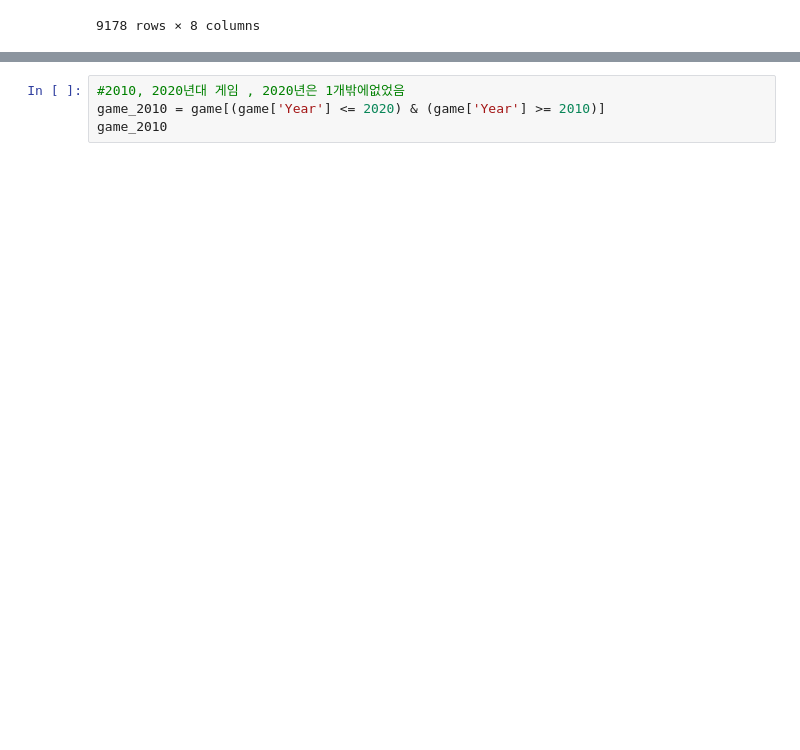
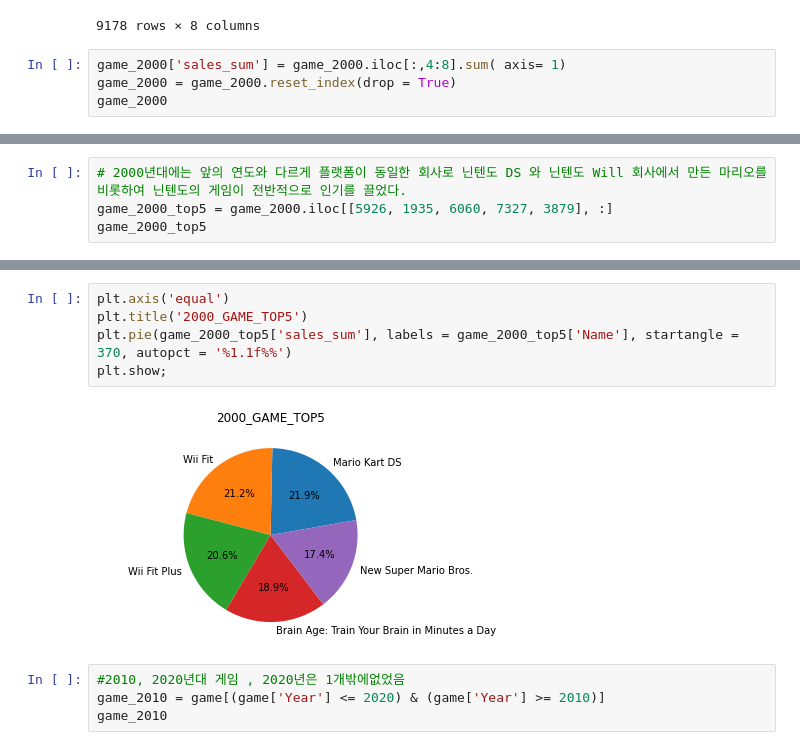
Before and after one commit to matHoYoung/AI_18_JHY_section1, a Jupyter notebook: AI_18_정호영_section1.ipynb, the cells around one changed output, grey strips where cells are left out. Cells and saved outputs as stored; diff of their text form; blank space fills up the shorter version.

```diff
--- a/AI_18_정호영_section1.ipynb
+++ b/AI_18_정호영_section1.ipynb
@@ -517,3 +517,7 @@ game_2000
 | 16272 | Ice Age 2: The Meltdown | GC | 2006 | Platform | 0.15 | 0.04 | 0.00 | 0.01 |
 | 16273 | Rainbow Islands: Revolution | PSP | 2005 | Action | 0.01 | 0.00 | 0.00 | 0.00 |
 9178 rows × 8 columns
+# %%
+game_2000['sales_sum'] = game_2000.iloc[:,4:8].sum( axis= 1)
+game_2000 = game_2000.reset_index(drop = True)
+game_2000
@@ -519,0 +559,4 @@ game_2000
+# %%
+# 2000년대에는 앞의 연도와 다르게 플랫폼이 동일한 회사로 닌텐도 DS 와 닌텐도 Will 회사에서 만든 마리오를 비롯하여 닌텐도의 게임이 전반적으로 인기를 끌었다.
+game_2000_top5 = game_2000.iloc[[5926, 1935, 6060, 7327, 3879], :]
+game_2000_top5
@@ -520,3 +570,10 @@ game_2000
+# %%
+plt.axis('equal')
+plt.title('2000_GAME_TOP5')
+plt.pie(game_2000_top5['sales_sum'], labels = game_2000_top5['Name'], startangle = 370, autopct = '%1.1f%%')
+plt.show;
+# %% [output]
+[figure, added]
 # %%
 #2010, 2020년대 게임 , 2020년은 1개밖에없었음
 game_2010 = game[(game['Year'] <= 2020) & (game['Year'] >= 2010)]
```
Also changed, not shown: parts of 9 cells of this notebook.
